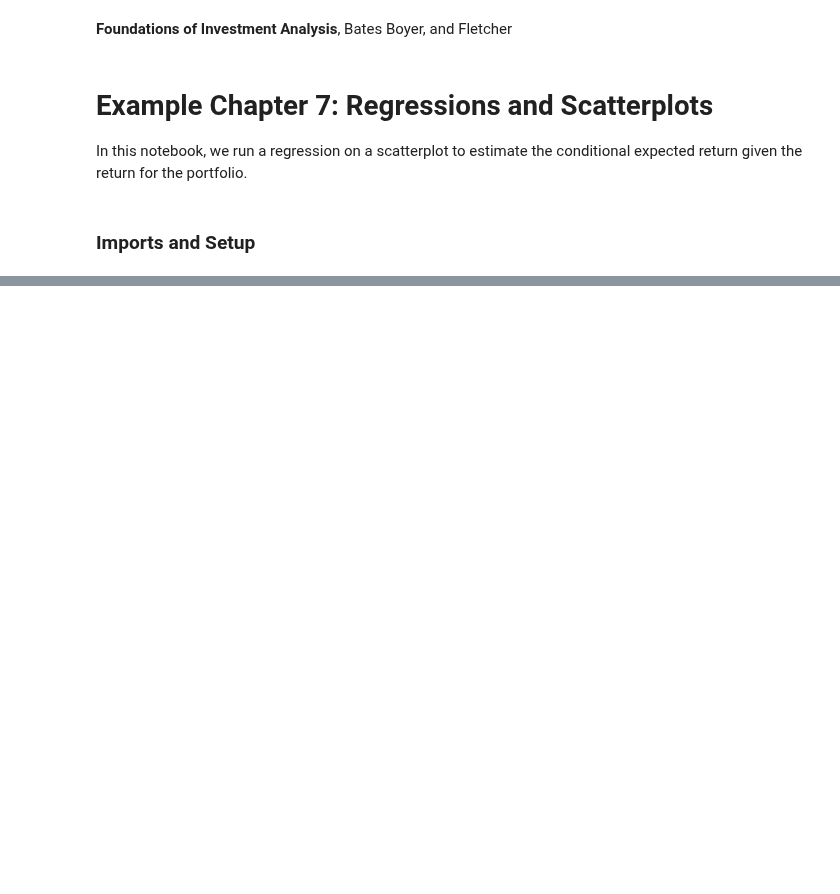
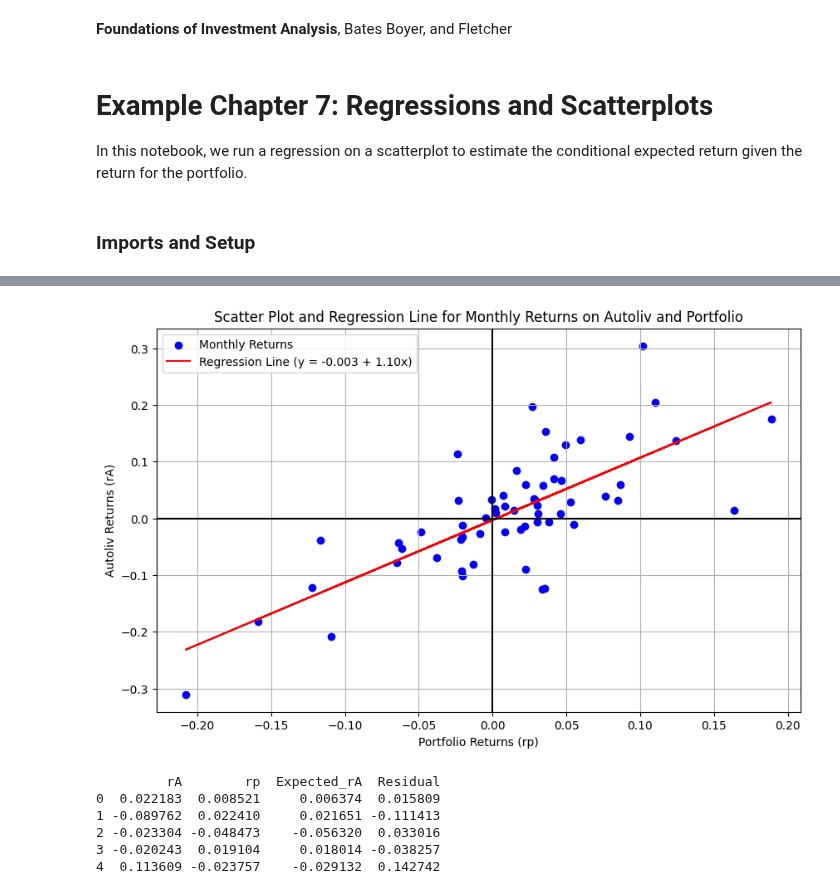
Before and after one commit to boyerb/Investments, a Jupyter notebook: Ex7_scatterplot_regressions.ipynb, the cells around one changed output, grey strips where cells are left out. Cells and saved outputs as stored; diff of their text form; code cells hidden in the pictures; blank space fills up the shorter version.

```diff
--- a/Ex7_scatterplot_regressions.ipynb
+++ b/Ex7_scatterplot_regressions.ipynb
@@ -13,2 +8,14 @@ import matplotlib.pyplot as plt
+# %%
+# Import necessary packages
+import pandas as pd
+import matplotlib.pyplot as plt
+import numpy as np
+
+# Load the data from an Excel file
+url = 'https://github.com/boyerb/Investments/raw/master/Examples_3.0.xlsx'
+# Specify the columns to read and sheet name
+columns_to_read = ['rA', 'rp']
+# Load data from the specified sheet, skipping the first row and using the second row as headers
+data = pd.read_excel(url, sheet_name='7-Reg1', usecols=columns_to_read, engine='openpyxl', header=1)
 # %% [markdown]
 ### Calculate Expected Return and Plot Regression Line
@@ -74,0 +23,30 @@ print(data.head())
+# %%
+# Calculate the conditional expected return for rA using the regression line
+data['Expected_rA'] = -0.003 + 1.10 * data['rp']
+
+# Calculate the residuals
+data['Residual'] = data['rA'] - data['Expected_rA']
+
+# Plot the scatter plot and regression line
+plt.figure(figsize=(10, 6))
+plt.scatter(data['rp'], data['rA'], color='blue', label='Monthly Returns')
+plt.plot(data['rp'], data['Expected_rA'], color='red', label='Regression Line (y = -0.003 + 1.10x)')
+plt.xlabel('Portfolio Returns (rp)')
+plt.ylabel('Autoliv Returns (rA)')
+plt.title('Scatter Plot and Regression Line for Monthly Returns on Autoliv and Portfolio')
+plt.axhline(0, color='black', linewidth=1.5)
+plt.axvline(0, color='black', linewidth=1.5)
+plt.legend()
+plt.grid(True)
+plt.show()
+
+# Print the first few rows of the DataFrame to check the calculations
+print(data.head())
+# %% [output]
+[figure, added]
+         rA        rp  Expected_rA  Residual
+0  0.022183  0.008521     0.006374  0.015809
+1 -0.089762  0.022410     0.021651 -0.111413
+2 -0.023304 -0.048473    -0.056320  0.033016
+3 -0.020243  0.019104     0.018014 -0.038257
+4  0.113609 -0.023757    -0.029132  0.142742
```
Also changed, not shown: parts of 3 cells of this notebook.
